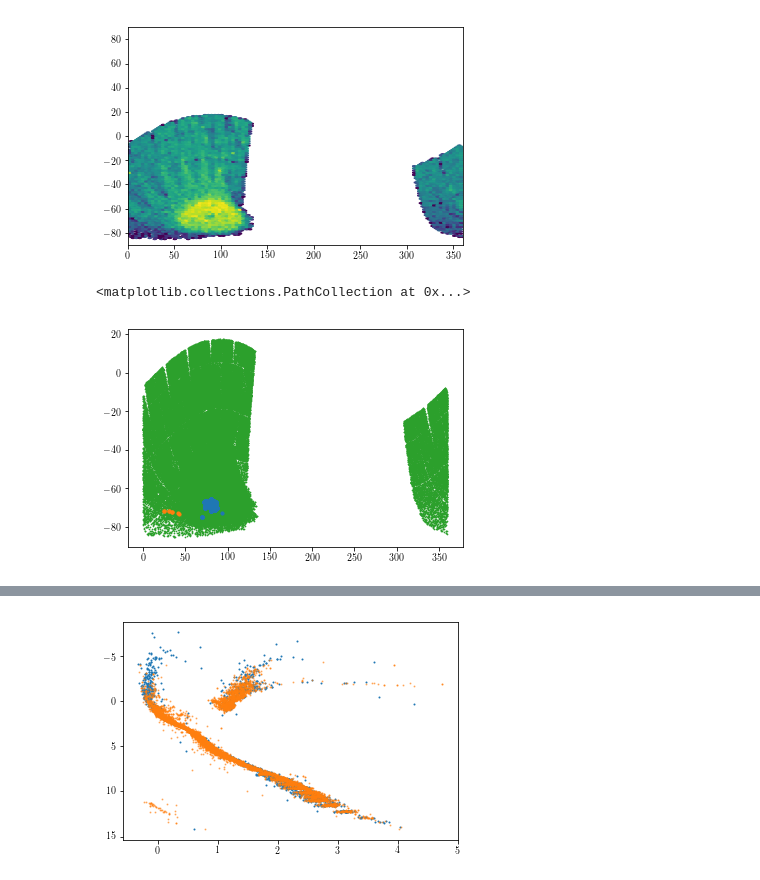
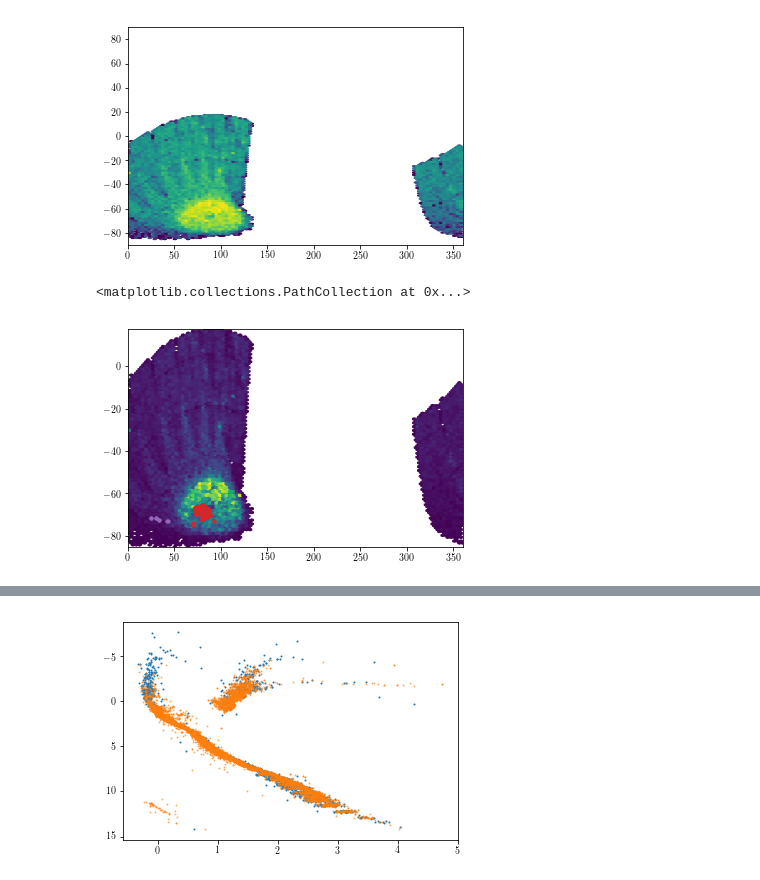
Before and after one commit to tzdwi/TESS, a Jupyter notebook: code/MC_selection.ipynb, the cells around one changed output, grey strips where cells are left out. Drawn from its saved outputs; the diff is of its cells as text; code cells hidden in the pictures.

```diff
--- a/code/MC_selection.ipynb
+++ b/code/MC_selection.ipynb
@@ -74,9 +74,9 @@ smc_data['(BP_RP)_0'] = smc_data['phot_bp_mean_mag'] - smc_data['phot_rp_mean_ma
 #distance modulus from Kovacs 2000a
 smc_data['M_G'] = smc_data['phot_g_mean_mag'] - 19.05 - smc_AG #kovacs 2000
 # %%
-plt.scatter(lmc_data['ra'],lmc_data['dec'],s=10)
-plt.scatter(smc_data['ra'],smc_data['dec'],s=10)
-plt.scatter(galactic_data['ra'],galactic_data['dec'],s=0.5,zorder=-0.5)
+plt.hexbin(galactic_data['ra'],galactic_data['dec'],mincnt=1)
+plt.scatter(lmc_data['ra'],lmc_data['dec'],s=10,c='C3')
+plt.scatter(smc_data['ra'],smc_data['dec'],s=10,c='C4')
 # %% [output]
 <matplotlib.collections.PathCollection at 0x...>
-[figure, old version]
+[figure, new version]
```
Also changed, not shown: parts of 3 cells of this notebook, 9 other files.
